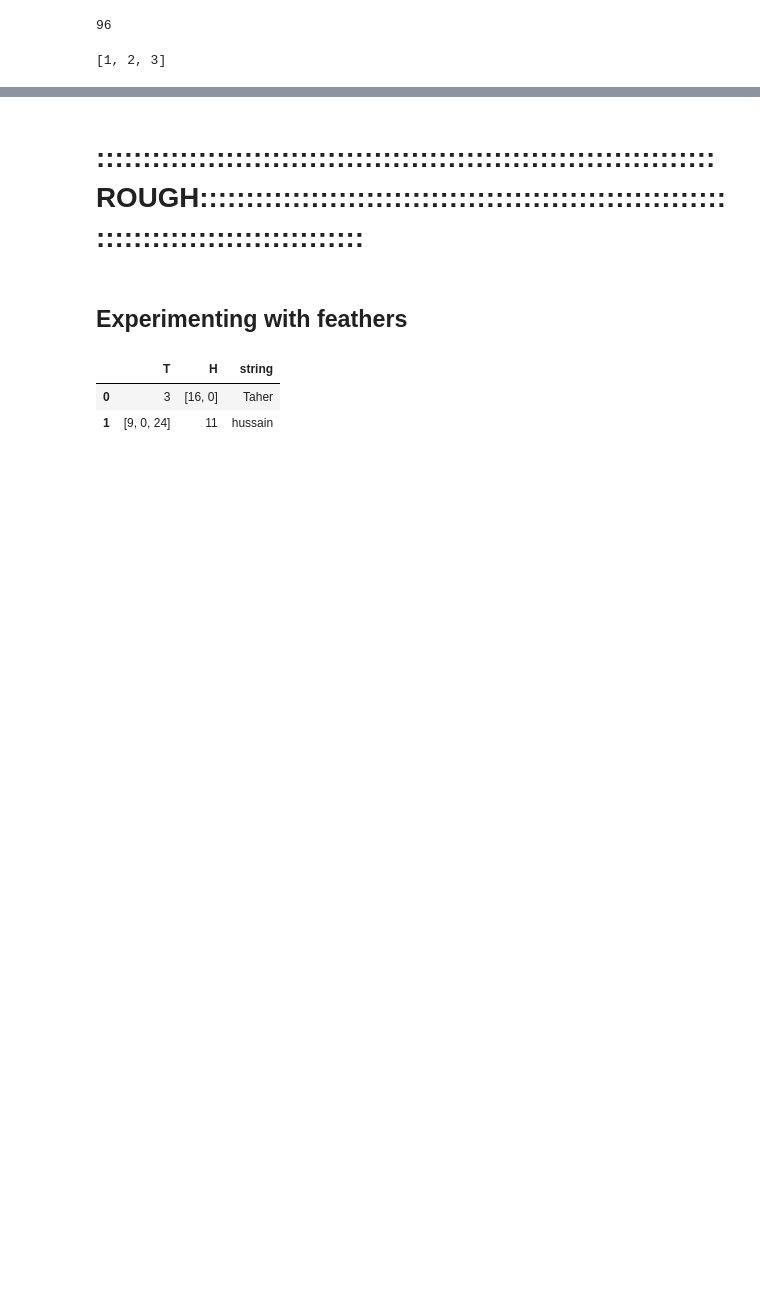
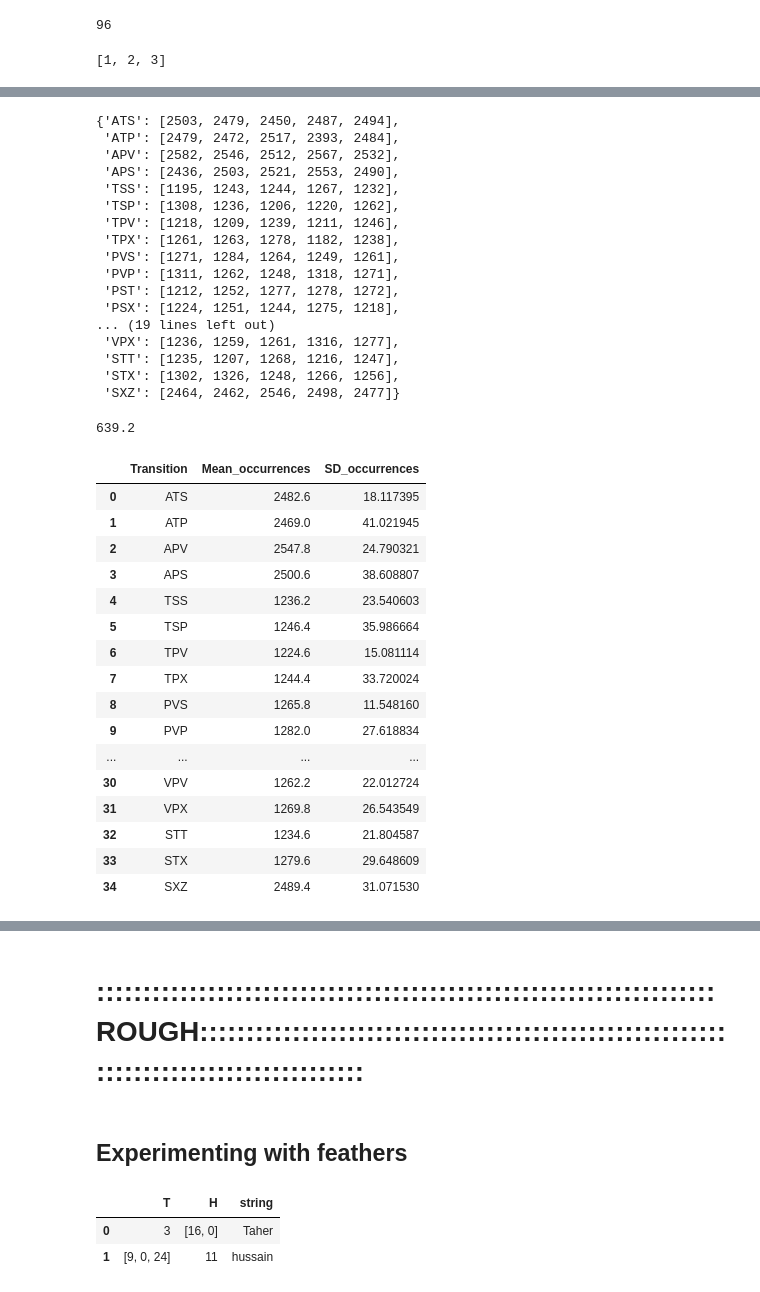
Before and after one commit to TaherHabib/htm-sequence-learning, a Jupyter notebook: Notebooks/AGL_Experimentor.ipynb, the cells around one changed output, grey strips where cells are left out. Saved outputs shown, nothing was run; the diff lists cells and outputs as text; code cells hidden in the pictures; blank space fills up the shorter version.

```diff
--- a/Notebooks/AGL_Experimentor.ipynb
+++ b/Notebooks/AGL_Experimentor.ipynb
@@ -289,0 +299,75 @@ print(b)
+# %%
+# Network params
+k = 32
+N = k*7 # 7 is the number of letters in the reber grammar.
+M = 16
+
+# Task params
+graph = '2'
+
+rg = Reber_Grammar(numColumns=N, columnsPerChar=k, graph=graph)
+charsMC = rg.df_CharsToMinicols
+
+do_ERG = False
+nof_strings = 10000
+reber_strings = 'mix'
+string_max_length = None
+sort_by_length = False
+
+list_dict_count_allTransitions = []
+
+for i in range(5):
+    #Generating Input Strings and Predictions
+    rg_inputoutput = rg.generate_RGInputOutput(do_ERG, nof_strings, reber_strings, string_max_length, sort_by_length)
+
+    in_strings_alpha = [rg_inputoutput[i][0] for i in range(len(rg_inputoutput))]
+    list_dict_count_allTransitions.append((rg.count_allTransitions(in_strings_alpha), len(np.unique(in_strings_alpha))))
+
+dict_total = {}
+for key in list_dict_count_allTransitions[0][0].keys():
+    dict_total[key] = [d[0][key] for d in list_dict_count_allTransitions]
+
+display(dict_total)
+display(np.mean([list_dict_count_allTransitions[i][1] for i in range(len(list_dict_count_allTransitions))]))
+
+df = pd.DataFrame(columns=['Transition', 'Mean_occurrences', 'SD_occurrences'])
+for i, transition in enumerate(dict_total.keys()):
+    df.loc[i] = [transition, np.mean(dict_total[transition]), np.std(dict_total[transition])]
+
+display(df)
+# %% [output]
+{'ATS': [2503, 2479, 2450, 2487, 2494],
+ 'ATP': [2479, 2472, 2517, 2393, 2484],
+ 'APV': [2582, 2546, 2512, 2567, 2532],
+ 'APS': [2436, 2503, 2521, 2553, 2490],
+ 'TSS': [1195, 1243, 1244, 1267, 1232],
+ 'TSP': [1308, 1236, 1206, 1220, 1262],
+ 'TPV': [1218, 1209, 1239, 1211, 1246],
+ 'TPX': [1261, 1263, 1278, 1182, 1238],
+ 'PVS': [1271, 1284, 1264, 1249, 1261],
+ 'PVP': [1311, 1262, 1248, 1318, 1271],
+ 'PST': [1212, 1252, 1277, 1278, 1272],
+ 'PSX': [1224, 1251, 1244, 1275, 1218],
+... (19 lines left out)
+ 'VPX': [1236, 1259, 1261, 1316, 1277],
+ 'STT': [1235, 1207, 1268, 1216, 1247],
+ 'STX': [1302, 1326, 1248, 1266, 1256],
+ 'SXZ': [2464, 2462, 2546, 2498, 2477]}
+639.2
+|  | Transition | Mean_occurrences | SD_occurrences |
+| 0 | ATS | 2482.6 | 18.117395 |
+| 1 | ATP | 2469.0 | 41.021945 |
+| 2 | APV | 2547.8 | 24.790321 |
+| 3 | APS | 2500.6 | 38.608807 |
+| 4 | TSS | 1236.2 | 23.540603 |
+| 5 | TSP | 1246.4 | 35.986664 |
+| 6 | TPV | 1224.6 | 15.081114 |
+| 7 | TPX | 1244.4 | 33.720024 |
+| 8 | PVS | 1265.8 | 11.548160 |
+| 9 | PVP | 1282.0 | 27.618834 |
+| ... | ... | ... | ... |
+| 30 | VPV | 1262.2 | 22.012724 |
+| 31 | VPX | 1269.8 | 26.543549 |
+| 32 | STT | 1234.6 | 21.804587 |
+| 33 | STX | 1279.6 | 29.648609 |
+| 34 | SXZ | 2489.4 | 31.071530 |
```
Also changed, not shown: parts of 12 cells of this notebook, 1 other file.
